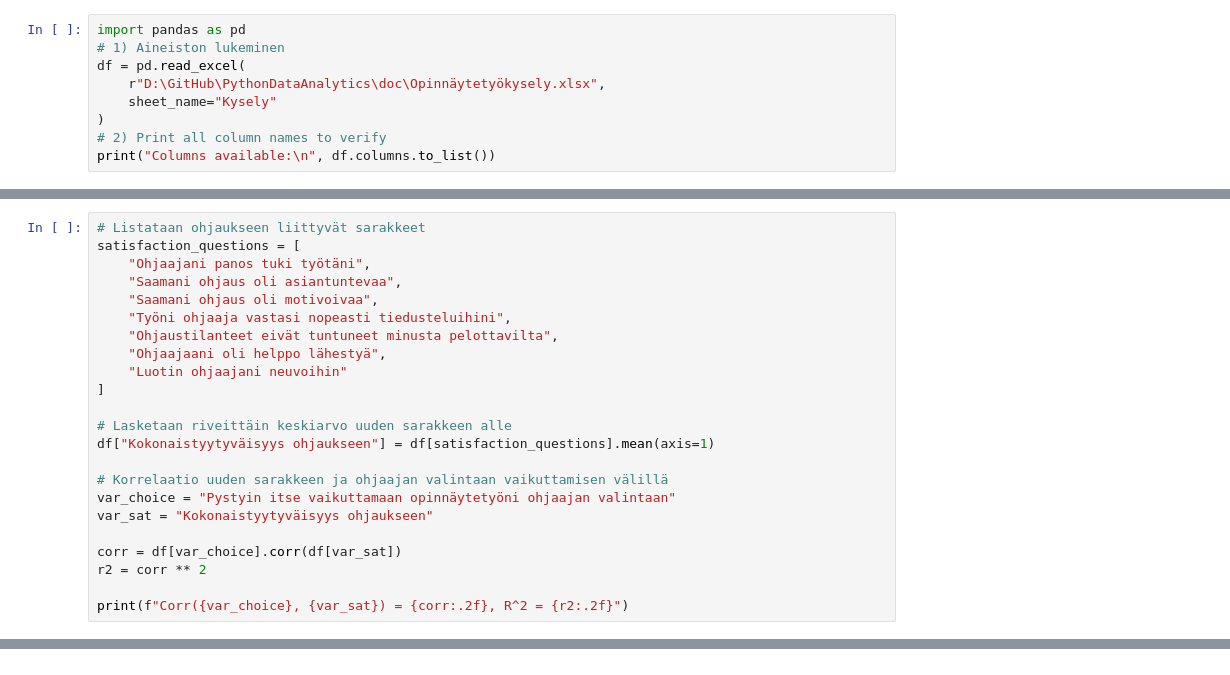
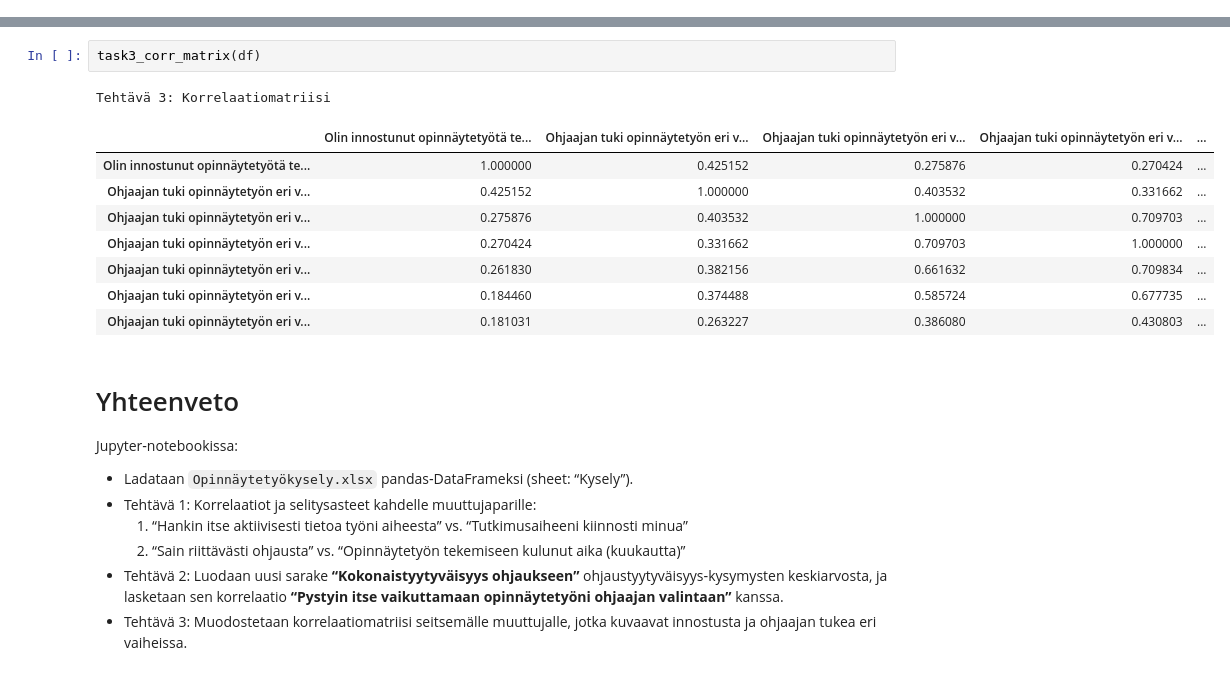
Before and after one commit to Wiiifiii/python-data-analytics, a Jupyter notebook: src/pda/task5.ipynb, the cells around one changed output, grey strips where cells are left out. Saved outputs shown, nothing was run; the diff lists cells and outputs as text.

```diff
--- a/src/pda/task5.ipynb
+++ b/src/pda/task5.ipynb
@@ -4,9 +0,0 @@
-# %%
-import pandas as pd
-# 1) Aineiston lukeminen
-df = pd.read_excel(
-    r"D:\GitHub\PythonDataAnalytics\doc\Opinnäytetyökysely.xlsx",
-    sheet_name="Kysely"
-)
-# 2) Print all column names to verify
-print("Columns available:\n", df.columns.to_list())
@@ -57,23 +108,0 @@ Laske korrelaatio ja R^2 muuttujille
-# %%
-# Listataan ohjaukseen liittyvät sarakkeet
-satisfaction_questions = [
-    "Ohjaajani panos tuki työtäni",
-    "Saamani ohjaus oli asiantuntevaa",
-    "Saamani ohjaus oli motivoivaa",
-    "Työni ohjaaja vastasi nopeasti tiedusteluihini",
-    "Ohjaustilanteet eivät tuntuneet minusta pelottavilta",
-    "Ohjaajaani oli helppo lähestyä",
-    "Luotin ohjaajani neuvoihin"
-]
-
-# Lasketaan riveittäin keskiarvo uuden sarakkeen alle
-df["Kokonaistyytyväisyys ohjaukseen"] = df[satisfaction_questions].mean(axis=1)
-
-# Korrelaatio uuden sarakkeen ja ohjaajan valintaan vaikuttamisen välillä
-var_choice = "Pystyin itse vaikuttamaan opinnäytetyöni ohjaajan valintaan"
-var_sat = "Kokonaistyytyväisyys ohjaukseen"
-
-corr = df[var_choice].corr(df[var_sat])
-r2 = corr ** 2
-
-print(f"Corr({var_choice}, {var_sat}) = {corr:.2f}, R^2 = {r2:.2f}")
@@ -110,0 +137,22 @@ Task 3: Monimuuttujainen korrelaatiomatriisi innokkuudesta ja ohjauksen tuesta
+# %%
+task3_corr_matrix(df)
+# %% [output]
+Tehtävä 3: Korrelaatiomatriisi
+|  | Olin innostunut opinnäytetyötä te... | Ohjaajan tuki opinnäytetyön eri v... | Ohjaajan tuki opinnäytetyön eri v... | Ohjaajan tuki opinnäytetyön eri v... | ... |
+| Olin innostunut opinnäytetyötä te... | 1.000000 | 0.425152 | 0.275876 | 0.270424 | ... |
+| Ohjaajan tuki opinnäytetyön eri v... | 0.425152 | 1.000000 | 0.403532 | 0.331662 | ... |
+| Ohjaajan tuki opinnäytetyön eri v... | 0.275876 | 0.403532 | 1.000000 | 0.709703 | ... |
+| Ohjaajan tuki opinnäytetyön eri v... | 0.270424 | 0.331662 | 0.709703 | 1.000000 | ... |
+| Ohjaajan tuki opinnäytetyön eri v... | 0.261830 | 0.382156 | 0.661632 | 0.709834 | ... |
+| Ohjaajan tuki opinnäytetyön eri v... | 0.184460 | 0.374488 | 0.585724 | 0.677735 | ... |
+| Ohjaajan tuki opinnäytetyön eri v... | 0.181031 | 0.263227 | 0.386080 | 0.430803 | ... |
+# %% [markdown]
+# Yhteenveto
+
+Jupyter‐notebookissa:
+- Ladataan `Opinnäytetyökysely.xlsx` pandas‐DataFrameksi (sheet: “Kysely”).
+- Tehtävä 1: Korrelaatiot ja selitysasteet kahdelle muuttujaparille:
+  1) “Hankin itse aktiivisesti tietoa työni aiheesta” vs. “Tutkimusaiheeni kiinnosti minua”
+  2) “Sain riittävästi ohjausta” vs. “Opinnäytetyön tekemiseen kulunut aika (kuukautta)”
+- Tehtävä 2: Luodaan uusi sarake **“Kokonaistyytyväisyys ohjaukseen”** ohjaustyytyväisyys‐kysymysten keskiarvosta, ja lasketaan sen korrelaatio **“Pystyin itse vaikuttamaan opinnäytetyöni ohjaajan valintaan”** kanssa.
+- Tehtävä 3: Muodostetaan korrelaatiomatriisi seitsemälle muuttujalle, jotka kuvaavat innostusta ja ohjaajan tukea eri vaiheissa.
```
Also changed, not shown: parts of 14 cells of this notebook, 37 other files.
